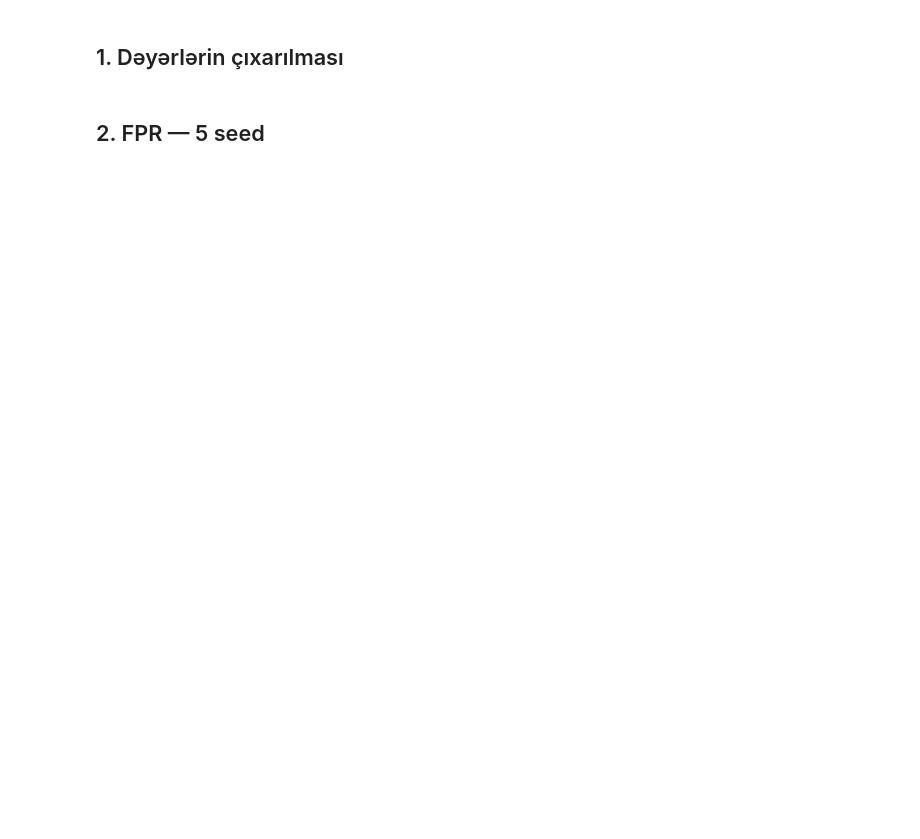
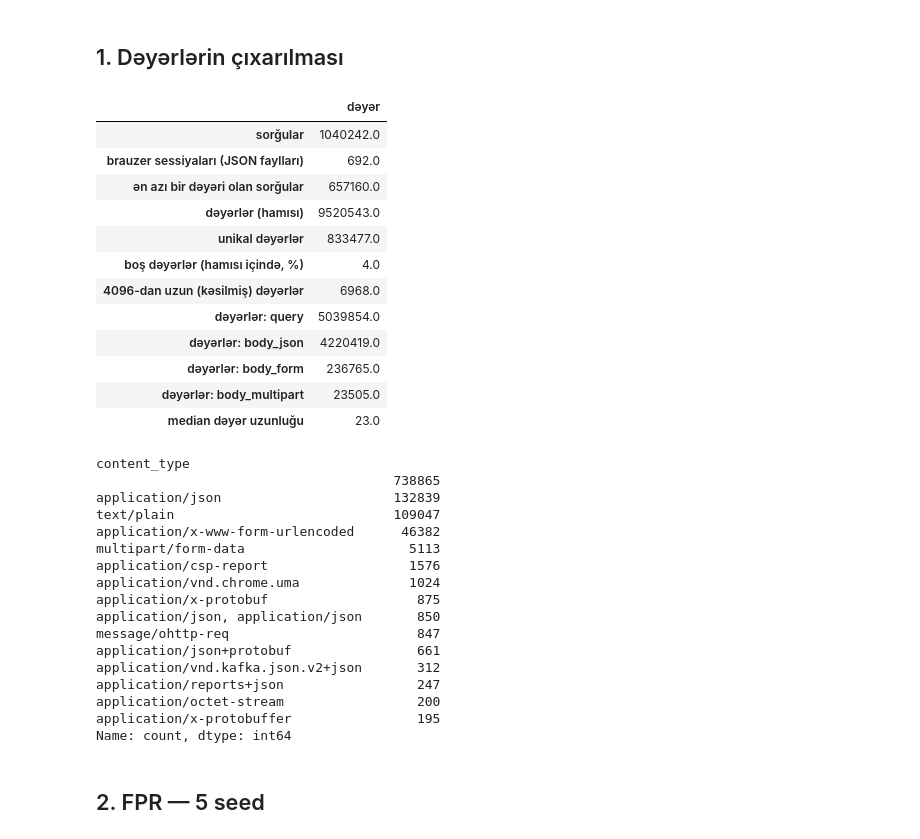
Before and after one commit to mehmanshamil/ML-in-SQL, a Jupyter notebook: notebooks/15_openappsec_benign.ipynb, the cells around one changed output. Drawn from its saved outputs; the diff is of its cells as text; code cells hidden in the pictures; blank space fills up the shorter version.

```diff
--- a/notebooks/15_openappsec_benign.ipynb
+++ b/notebooks/15_openappsec_benign.ipynb
@@ -41,20 +43,51 @@ print(len(requests), "sorğu,", len(values), "dəyər")
 # %%
 codes, uniq = pd.factorize(values.value)
 values["code"] = codes
 n_req = len(requests)
 has_val = requests.n_values.to_numpy() > 0
 summary = pd.Series({
-    "sorğular": n_req, "saytlar (fayllar)": requests.site.nunique(),
+    "sorğular": n_req, "brauzer sessiyaları (JSON faylları)": requests.site.nunique(),
     "ən azı bir dəyəri olan sorğular": int(has_val.sum()),
     "dəyərlər (hamısı)": len(values), "unikal dəyərlər": len(uniq),
     "boş dəyərlər (hamısı içində, %)": round(100 * (values.value == "").mean(), 2),
     "4096-dan uzun (kəsilmiş) dəyərlər": int(values.truncated.sum()),
     **{f"dəyərlər: {k}": int(v) for k, v in values.source.value_counts().items()},
     "median dəyər uzunluğu": float(pd.Series(uniq).str.len().median()),
 })
 summary.to_csv(RES / "15_extraction_summary.csv", header=["value"])
 display(summary.to_frame("dəyər"))
 requests.content_type.value_counts().head(15)
+# %% [output]
+|  | dəyər |
+| sorğular | 1040242.0 |
+| brauzer sessiyaları (JSON faylları) | 692.0 |
+| ən azı bir dəyəri olan sorğular | 657160.0 |
+| dəyərlər (hamısı) | 9520543.0 |
+| unikal dəyərlər | 833477.0 |
+| boş dəyərlər (hamısı içində, %) | 4.0 |
+| 4096-dan uzun (kəsilmiş) dəyərlər | 6968.0 |
+| dəyərlər: query | 5039854.0 |
+| dəyərlər: body_json | 4220419.0 |
+| dəyərlər: body_form | 236765.0 |
+| dəyərlər: body_multipart | 23505.0 |
+| median dəyər uzunluğu | 23.0 |
+content_type
+                                      738865
+application/json                      132839
+text/plain                            109047
+application/x-www-form-urlencoded      46382
+multipart/form-data                     5113
+application/csp-report                  1576
+application/vnd.chrome.uma              1024
+application/x-protobuf                   875
+application/json, application/json       850
+message/ohttp-req                        847
+application/json+protobuf                661
+application/vnd.kafka.json.v2+json       312
+application/reports+json                 247
+application/octet-stream                 200
+application/x-protobuffer                195
+Name: count, dtype: int64
 # %% [markdown]
 ## 2. FPR — 5 seed
 # %%
```
Also changed, not shown: parts of 9 cells of this notebook, 58 other files.
